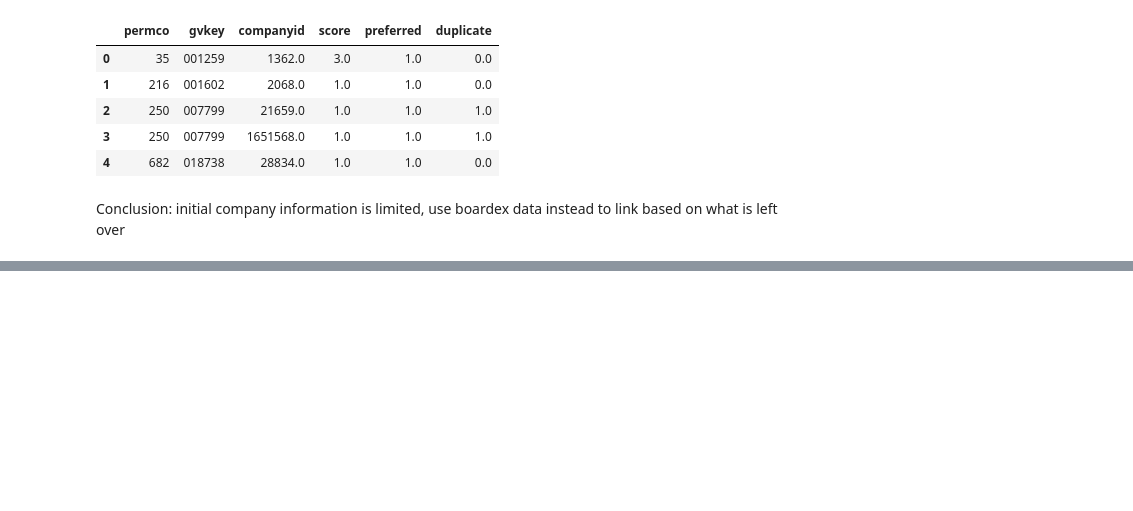
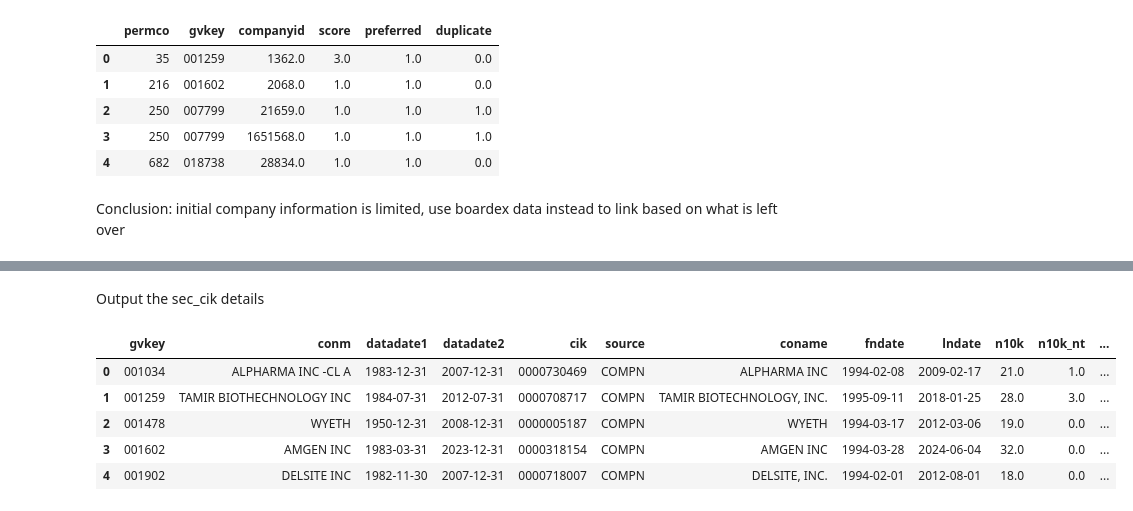
Before and after one commit to PeterHuGC/Imperial_Dissertation_Research, a Jupyter notebook: 2.Initial_Graph_Building/4.WRDS_data_mapping.ipynb, the cells around one changed output, grey strips where cells are left out. Drawn from its saved outputs; the diff is of its cells as text; code cells hidden in the pictures; blank space fills up the shorter version.

```diff
--- a/2.Initial_Graph_Building/4.WRDS_data_mapping.ipynb
+++ b/2.Initial_Graph_Building/4.WRDS_data_mapping.ipynb
@@ -367,0 +403,2 @@ Use these to match the details here.
+# %%
+us_gvkey_boardex = boardex_us_data_df["gvkey"].drop_duplicates().to_list()
@@ -367,0 +407,8 @@ Use these to match the details here.
+# %%
+sec_cik_df =  conn.raw_sql(
+            f"""
+            select *
+            from wrdssec.wciklink_gvkey sec
+            where sec.gvkey in {concatenate_to_literal(us_gvkey_boardex)};
+            """
+)
@@ -367,0 +423,11 @@ Use these to match the details here.
+# %% [markdown]
+Output the sec_cik details
+# %%
+sec_cik_df.head()
+# %% [output]
+|  | gvkey | conm | datadate1 | datadate2 | cik | source | coname | fndate | lndate | n10k | n10k_nt | ... |
+| 0 | 001034 | ALPHARMA INC -CL A | 1983-12-31 | 2007-12-31 | 0000730469 | COMPN | ALPHARMA INC | 1994-02-08 | 2009-02-17 | 21.0 | 1.0 | ... |
+| 1 | 001259 | TAMIR BIOTHECHNOLOGY INC | 1984-07-31 | 2012-07-31 | 0000708717 | COMPN | TAMIR BIOTECHNOLOGY, INC. | 1995-09-11 | 2018-01-25 | 28.0 | 3.0 | ... |
+| 2 | 001478 | WYETH | 1950-12-31 | 2008-12-31 | 0000005187 | COMPN | WYETH | 1994-03-17 | 2012-03-06 | 19.0 | 0.0 | ... |
+| 3 | 001602 | AMGEN INC | 1983-03-31 | 2023-12-31 | 0000318154 | COMPN | AMGEN INC | 1994-03-28 | 2024-06-04 | 32.0 | 0.0 | ... |
+| 4 | 001902 | DELSITE INC | 1982-11-30 | 2007-12-31 | 0000718007 | COMPN | DELSITE, INC. | 1994-02-01 | 2012-08-01 | 18.0 | 0.0 | ... |
```
Also changed, not shown: parts of 8 cells of this notebook, 6 other files.
